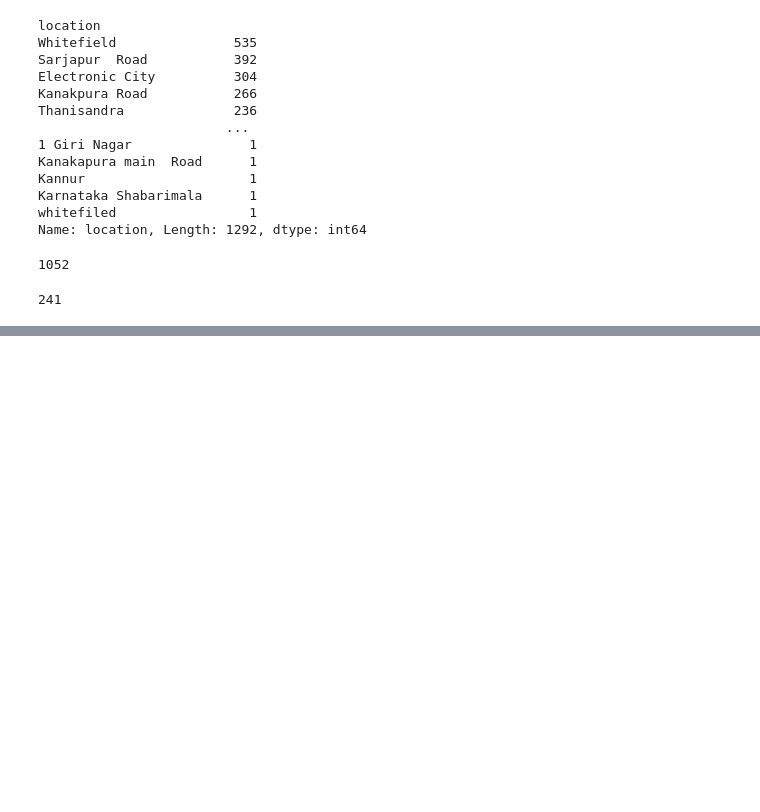
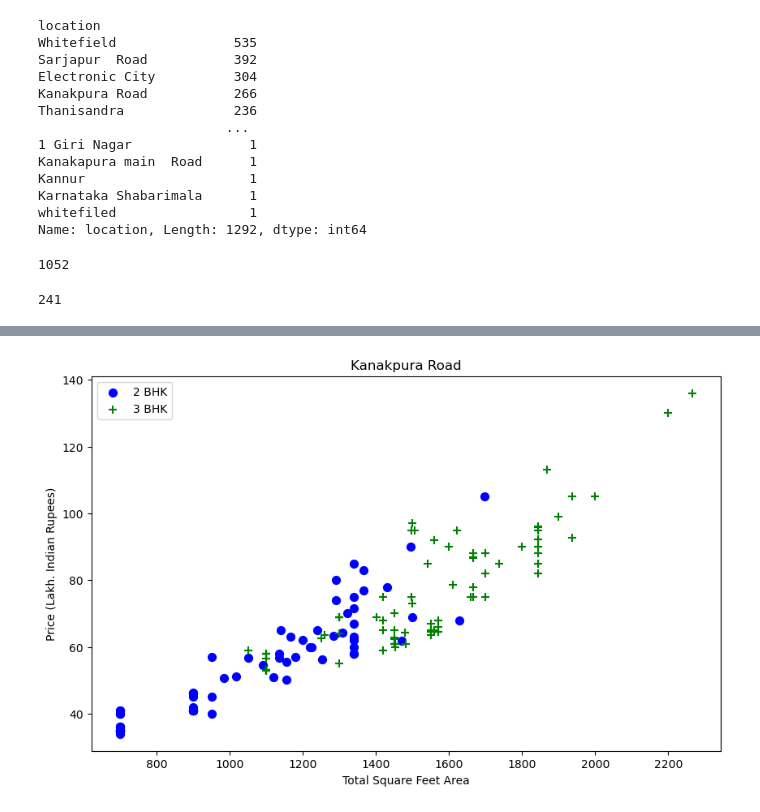
Before and after one commit to pramuditha101/Real-State-Price-Prediction, a Jupyter notebook: model/source.ipynb, the cells around one changed output, grey strips where cells are left out. Drawn from its saved outputs; the diff is of its cells as text; code cells hidden in the pictures; blank space fills up the shorter version.

```diff
--- a/model/source.ipynb
+++ b/model/source.ipynb
@@ -333,0 +399,4 @@ len(df3.location.unique())
+# %%
+plot_scatterchart(df5,"Kanakpura Road")
+# %% [output]
+[figure, added]
```
Also changed, not shown: parts of 21 cells of this notebook.
